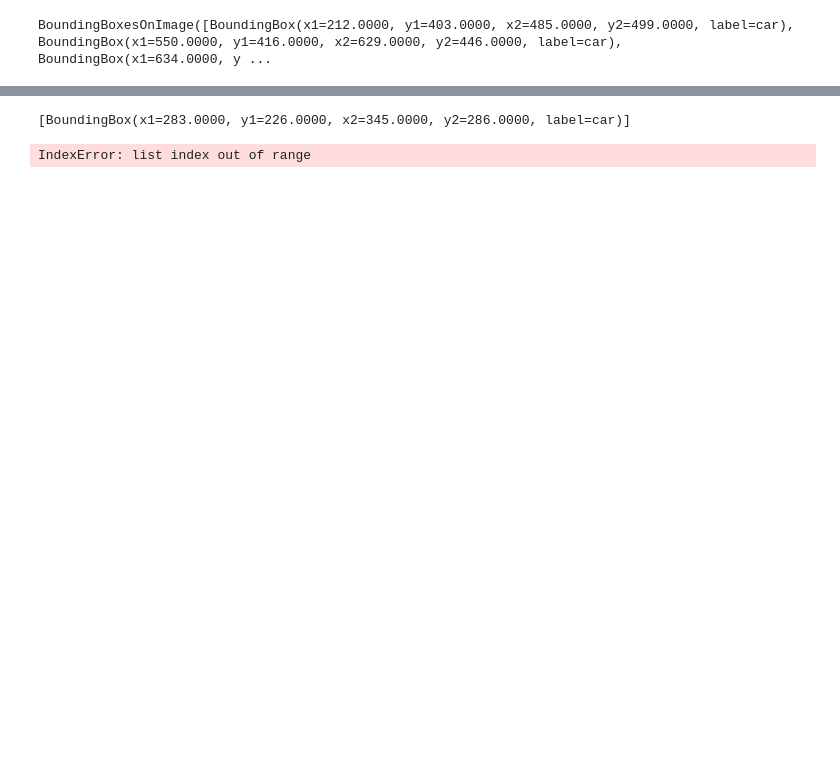
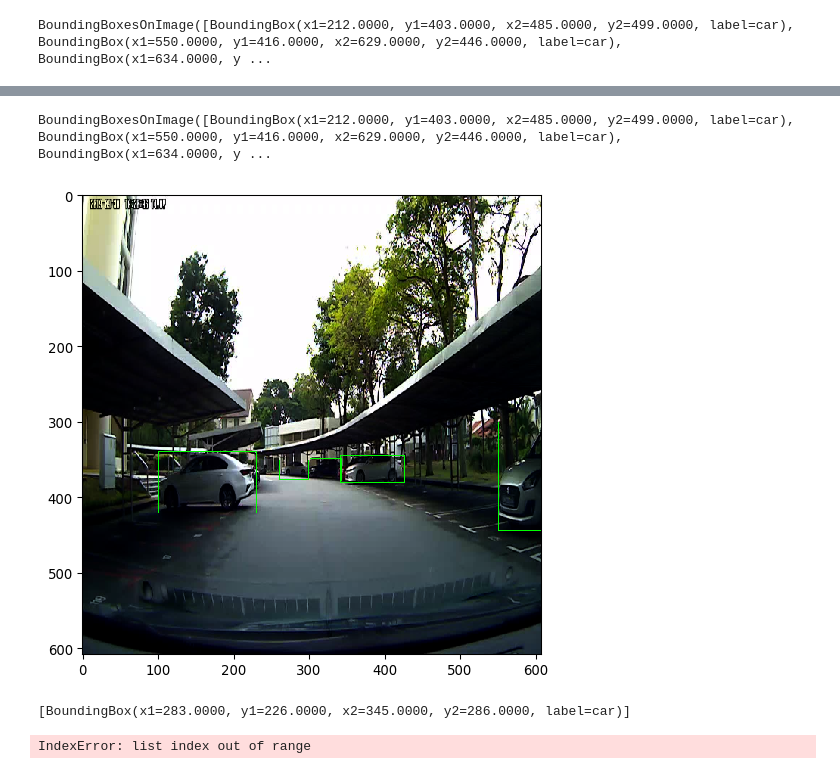
Before and after one commit to raymondng76/ISS-VSE-2019-09-23-IS1FT-CA1, a Jupyter notebook: code/CA1_YoloV3_Train_Test.ipynb, the cells around one changed output, grey strips where cells are left out. Cells and saved outputs as stored; diff of their text form; code cells hidden in the pictures; blank space fills up the shorter version.

Commit message:
Update bound box scaler

```diff
--- a/code/CA1_YoloV3_Train_Test.ipynb
+++ b/code/CA1_YoloV3_Train_Test.ipynb
@@ -181,9 +205,3 @@ TypeError: __init__() missing 2 required positional arguments: 'bounding_boxes'
 img_aug, bbs_aug = seq(image=img, bounding_boxes=train_ints[0]['bbs'])
 img_aug = seq.augment_image(img)
 bbs_aug = seq.augment_bounding_boxes(train_ints[0]['bbs'])
-# %%
-box_list = []
-for box in bbs_aug.bounding_boxes:
-    print(box.label)
-    box_list.append(box)
-box_list
@@ -212,3 +235,36 @@ KeyboardInterrupt:
+# %%
+testimg = img_aug
+testbbs = bbs_aug
+bbs_aug
+# %% [output]
+BoundingBoxesOnImage([BoundingBox(x1=212.0000, y1=403.0000, x2=485.0000, y2=499.0000, label=car), BoundingBox(x1=550.0000, y1=416.0000, x2=629.0000, y2=446.0000, label=car), BoundingBox(x1=634.0000, y ...
+# %%
+testimgs = cv2.resize(testimg, (608,608))
+# testbbss = scale_boxes(testbbs, testimg.shape[0], testimg.shape[1], 608, 608)
+# %%
+# ia.imshow(testbbss.draw_on_image(testimgs))
+xScale = 608 / testimg.shape[1]
+yScale = 608 / testimg.shape[0]
+box_list = []
+for box in testbbs.bounding_boxes:
+    scale_box = ia.BoundingBox(
+        x1=int(np.round(box.x1 * xScale)),
+        x2=int(np.round(box.x2 * xScale)),
+        y1=int(np.round(box.y1 * yScale)),
+        y2=int(np.round(box.y2 * yScale)),
+        label=box.label)
+    box_list.append(scale_box)
+newbbs = ia.BoundingBoxesOnImage(box_list, (608,608))
+# sx, sy = int(np.round(testbbs.bounding_boxes[0].x1 * xScale)), int(np.round(testbbs.bounding_boxes[0].y1 * yScale))
+# sXmax, sYmax = int(np.round(testbbs.bounding_boxes[0].y1 * yScale)), int(np.round(testbbs.bounding_boxes[0].y2 * yScale))
+# limit_constraint(0, 608, testbbs[0].x1 * )
+# limit_constraint(0, 608, testbbs.bounding_boxes[0].x1 * sx)
+# limit_constraint(0, 608, testbbs.bounding_boxes[0].x2 * sx)
+# %%
+ia.imshow(newbbs.draw_on_image(testimgs))
+# testbbs.bounding_boxes
+# %% [output]
+[figure, added]
 # %%
 # class BoundingBox:
 #     '''Bounding Box definition'''
```
Also changed, not shown: parts of 8 cells of this notebook, 2 other files.
